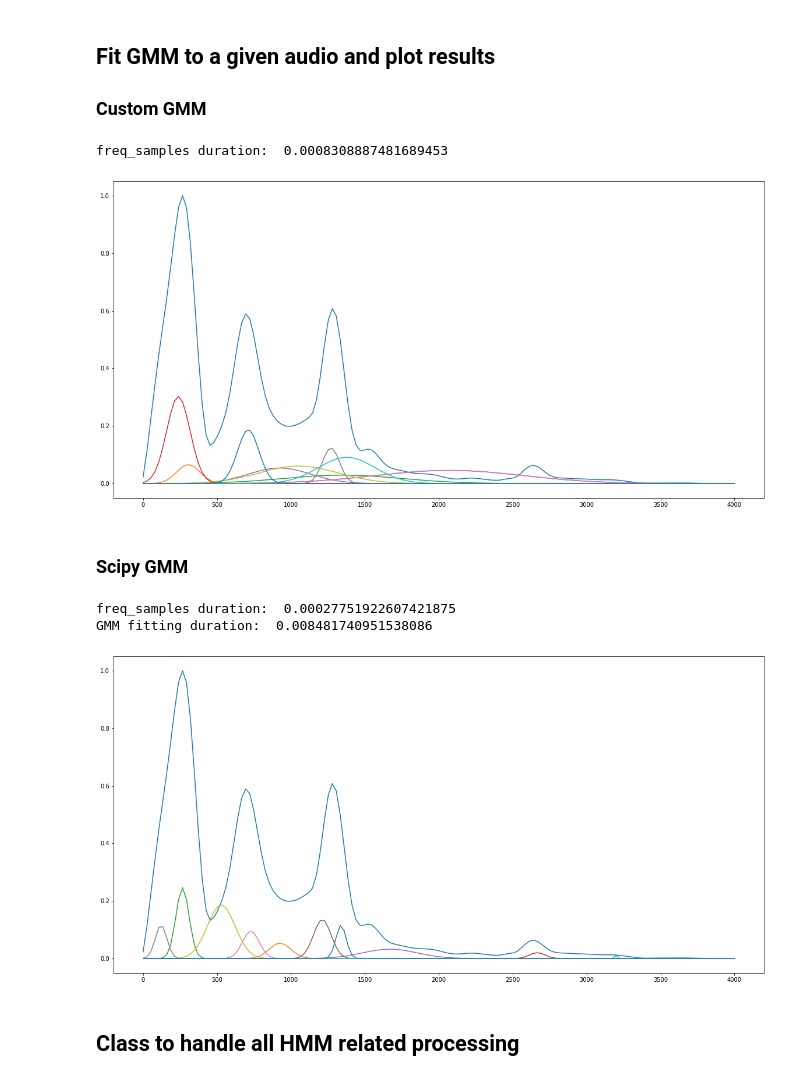
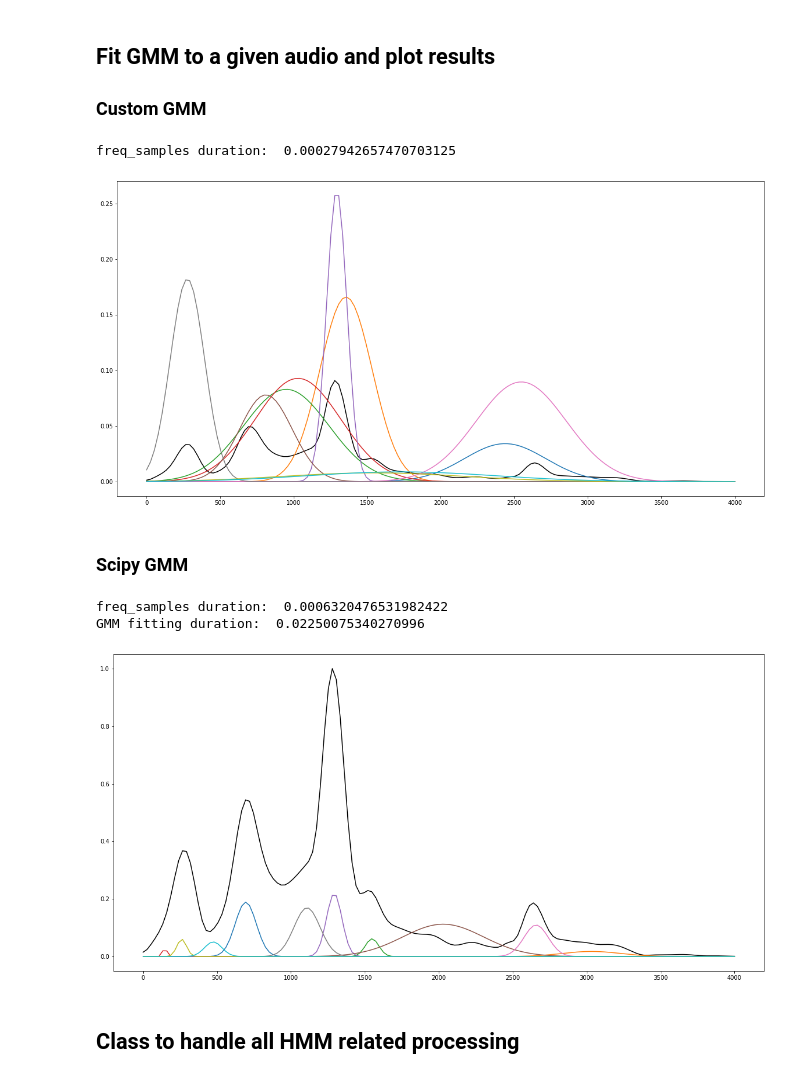
Before and after one commit to greg9702/GMM-ASR, a Jupyter notebook: project.ipynb, the cells around one changed output. Drawn from its saved outputs; the diff is of its cells as text; code cells hidden in the pictures.

```diff
--- a/project.ipynb
+++ b/project.ipynb
@@ -25,12 +26,19 @@ NUM_FFT = 300 # nfft param - frequency resolution
 TRAINING_LIMIT = 40 # limit no of directories with audio samples (AH, AR, AT, ...) used for training
 # %% [markdown]
 ## FFT for sample audio
+# %%
+def normalize_audio(audio):
+    audio = audio / np.max(np.abs(audio))
+    return audio
 # %%
 file_path = "Data/isolated_digits_ti_train_endpt/MAN/AE/1A_endpt.wav"
 sampling_freq, audio = wavfile.read(file_path)
+audio = normalize_audio(audio)
+pre_emphasis=0.97
+audio = np.append(audio[0], audio[1:] - pre_emphasis * audio[:-1])
 
 freq, t, Zxx = signal.stft(audio, sampling_freq, nperseg=100, noverlap=10, nfft=NUM_FFT)
-plt.pcolormesh(t, freq, np.abs(Zxx), vmin=0, vmax=5000, shading='gouraud')
+plt.pcolormesh(t, freq, np.abs(Zxx), vmin=0, vmax=np.max(np.abs(Zxx)), shading='gouraud')
 plt.title('STFT Magnitude')
 plt.ylabel('Frequency [Hz]')
 plt.xlabel('Time [sec]')
@@ -139,44 +147,48 @@ for i in range(NUM_MODELS):
         cov=gmm.sigma[i]))
 
 plt.figure(figsize=(20,10))
-plt.plot(freq, ampl_fft / max(ampl_fft))
+plt.plot(freq, ampl_fft, c="black")
 
 for i in range(NUM_MODELS):
     plt.plot(freq, gmm.phi[i] * distributions[i].pdf(freq) / max(distributions[i].pdf(freq))) # PDF functions normalized and weighted by phi - prior probability for a given Gaussian
 # %% [output]
-freq_samples duration:  0.0008308887481689453
+freq_samples duration:  0.00027942657470703125
-[figure, old version]
+[figure, new version]
 # %% [markdown]
 ### Scipy GMM
 # %%
 start_time = time()
+ampl_fft = abs(Zxx[:, 20])
+# ampl_fft = audio_power[40]
+freq = np.linspace(0, sampling_freq/2, ampl_fft.shape[0])
+
 freq_samples = samples_from_fft(freq, ampl_fft)
 freq_samples_time = time()
 print("freq_samples duration: ", freq_samples_time - start_time)
 
-gmm = mixture.GaussianMixture(n_components=NUM_MODELS, max_iter=NUM_ITERS)
+gmm = mixture.GaussianMixture(n_components=10, max_iter=NUM_ITERS)
 gmm.fit(freq_samples.reshape(freq_samples.shape[0],1))
 
 gmm_time = time()
 print("GMM fitting duration: ", gmm_time - freq_samples_time)
 
 gmm_features = np.append(np.append(gmm.weights_, gmm.means_), gmm.covariances_)
 gmm_features = np.reshape(gmm_features, (1, -1))
 distributions = []
 for i in range(NUM_MODELS):
     distributions.append(multivariate_normal(
         mean=gmm.means_[i],
         cov=gmm.covariances_[i]))
 
 plt.figure(figsize=(20,10))
-plt.plot(freq, ampl_fft / max(ampl_fft))
+plt.plot(freq, normalize_audio(ampl_fft), c="black")
 
 for i in range(NUM_MODELS):
     plt.plot(freq, gmm.weights_[i] * distributions[i].pdf(freq) / max(distributions[i].pdf(freq))) # PDF functions normalized and weighted by phi - prior probability for a given Gaussian
 # %% [output]
-freq_samples duration:  0.00027751922607421875
-GMM fitting duration:  0.008481740951538086
+freq_samples duration:  0.0006320476531982422
+GMM fitting duration:  0.02250075340270996
-[figure, old version]
+[figure, new version]
 # %% [markdown]
 ## Class to handle all HMM related processing
 # %%
```
Also changed, not shown: parts of 5 cells of this notebook.
